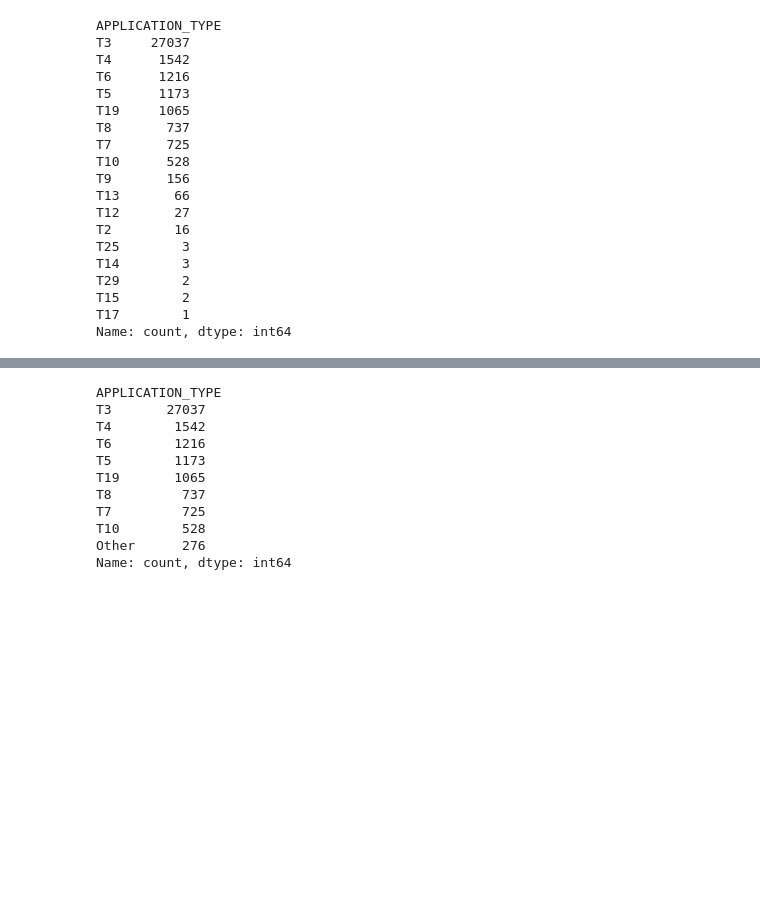
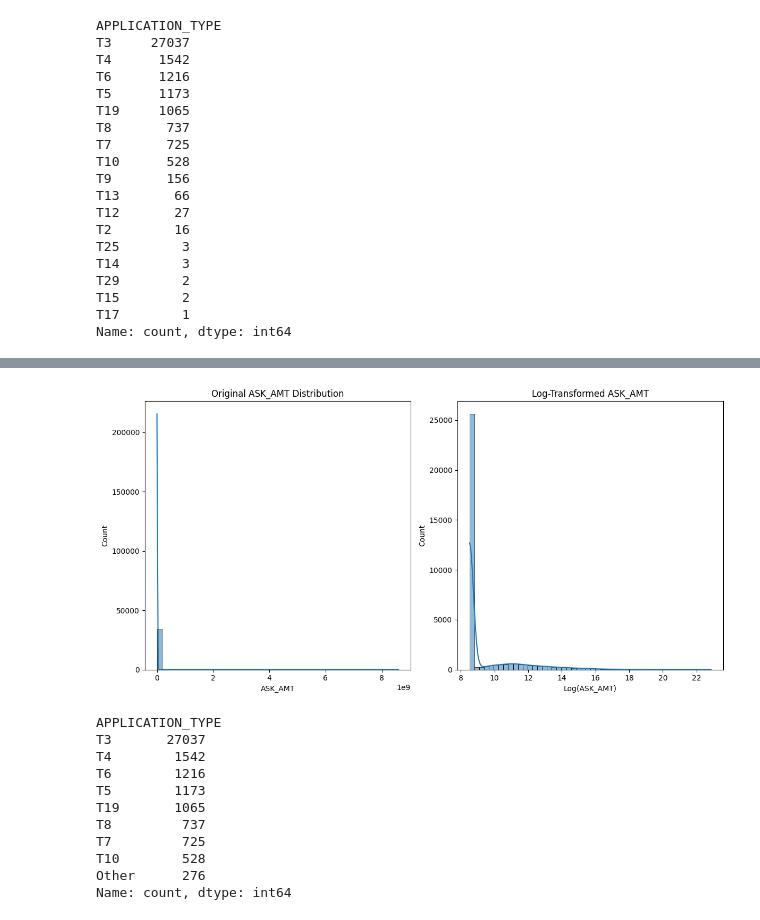
Before and after one commit to realmattimatt/deep-learning-challenge, a Jupyter notebook: Starter_Code.ipynb, the cells around one changed output, grey strips where cells are left out. Cells and saved outputs as stored; diff of their text form; code cells hidden in the pictures; blank space fills up the shorter version.

```diff
--- a/Starter_Code.ipynb
+++ b/Starter_Code.ipynb
@@ -83,0 +86,24 @@ Name: count, dtype: int64
+# %%
+application_df["ASK_AMT_LOG"] = np.log1p(application_df["ASK_AMT"])
+# %%
+import seaborn as sns
+import matplotlib.pyplot as plt
+
+plt.figure(figsize=(12, 6))
+
+# Original distribution
+plt.subplot(1, 2, 1)
+sns.histplot(application_df["ASK_AMT"], bins=50, kde=True)
+plt.title("Original ASK_AMT Distribution")
+plt.xlabel("ASK_AMT")
+
+# Log-transformed distribution
+plt.subplot(1, 2, 2)
+sns.histplot(application_df["ASK_AMT_LOG"], bins=50, kde=True)
+plt.title("Log-Transformed ASK_AMT")
+plt.xlabel("Log(ASK_AMT)")
+
+plt.tight_layout()
+plt.show()
+# %% [output]
+[figure, added]
```
Also changed, not shown: parts of 11 cells of this notebook, 2 other files.
